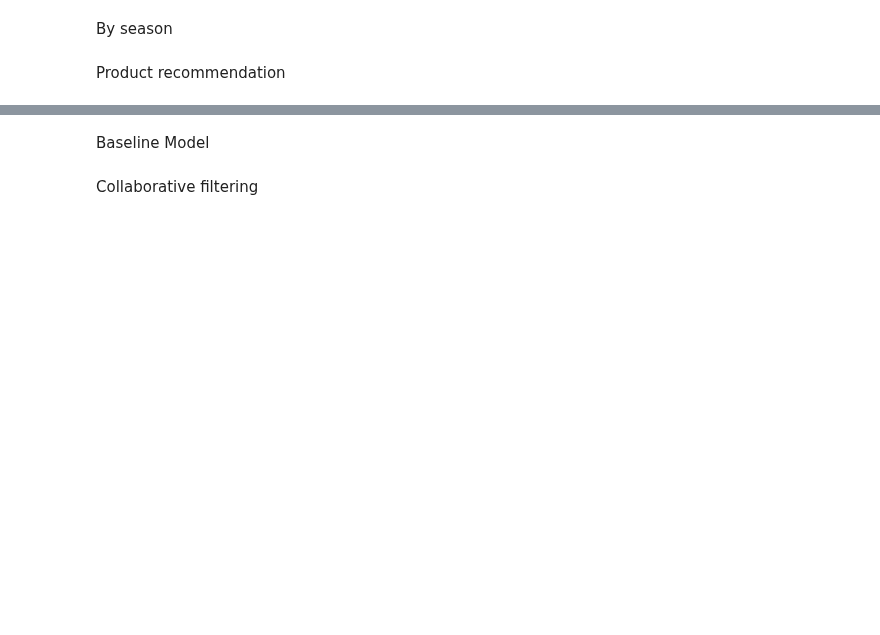
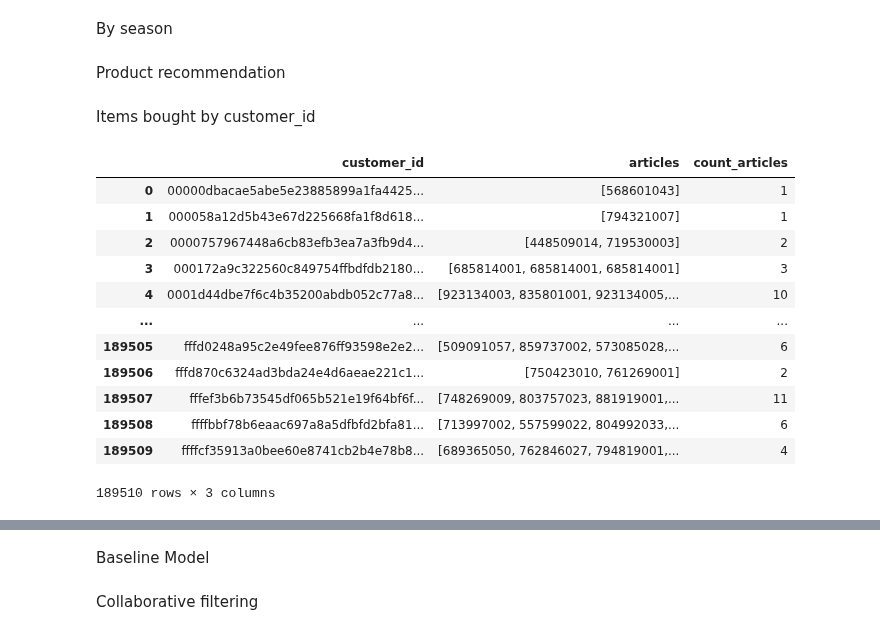
Before and after one commit to streamlit/streamlit-example, a Jupyter notebook: Create csv.ipynb, the cells around one changed output, grey strips where cells are left out. Drawn from its saved outputs; the diff is of its cells as text; code cells hidden in the pictures; blank space fills up the shorter version.

```diff
--- a/Create csv.ipynb
+++ b/Create csv.ipynb
@@ -73,3 +73,27 @@ Product recommendation
 # %%
 from dateutil.relativedelta import relativedelta
 from tqdm.notebook import tqdm
+# %% [markdown]
+Items bought by customer_id
+# %%
+transactions_agg_customer = transactions.groupby('customer_id')['article_id'].apply(list).reset_index(name='articles')
+
+# Save csv
+transactions_agg_customer.to_csv("data/transactions_agg_customer.csv",index=False)
+# %%
+transactions_agg_customer['count_articles']=transactions_agg_customer['articles'].apply(lambda x: len(x))
+transactions_agg_customer
+# %% [output]
+|  | customer_id | articles | count_articles |
+| 0 | 00000dbacae5abe5e23885899a1fa4425... | [568601043] | 1 |
+| 1 | 000058a12d5b43e67d225668fa1f8d618... | [794321007] | 1 |
+| 2 | 0000757967448a6cb83efb3ea7a3fb9d4... | [448509014, 719530003] | 2 |
+| 3 | 000172a9c322560c849754ffbdfdb2180... | [685814001, 685814001, 685814001] | 3 |
+| 4 | 0001d44dbe7f6c4b35200abdb052c77a8... | [923134003, 835801001, 923134005,... | 10 |
+| ... | ... | ... | ... |
+| 189505 | fffd0248a95c2e49fee876ff93598e2e2... | [509091057, 859737002, 573085028,... | 6 |
+| 189506 | fffd870c6324ad3bda24e4d6aeae221c1... | [750423010, 761269001] | 2 |
+| 189507 | fffef3b6b73545df065b521e19f64bf6f... | [748269009, 803757023, 881919001,... | 11 |
+| 189508 | ffffbbf78b6eaac697a8a5dfbfd2bfa81... | [713997002, 557599022, 804992033,... | 6 |
+| 189509 | ffffcf35913a0bee60e8741cb2b4e78b8... | [689365050, 762846027, 794819001,... | 4 |
+189510 rows × 3 columns
```
Also changed, not shown: parts of 22 cells of this notebook, 2 other files.
